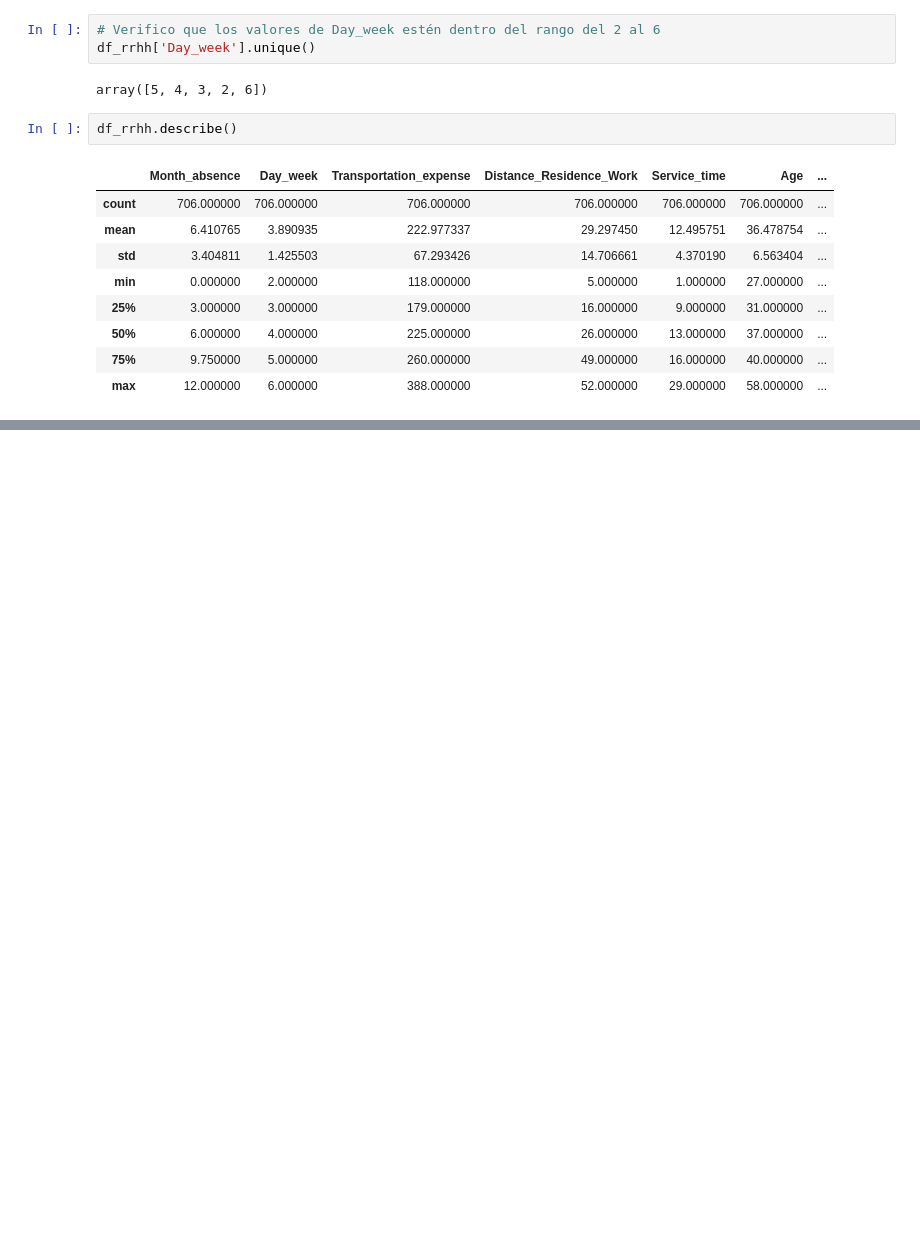
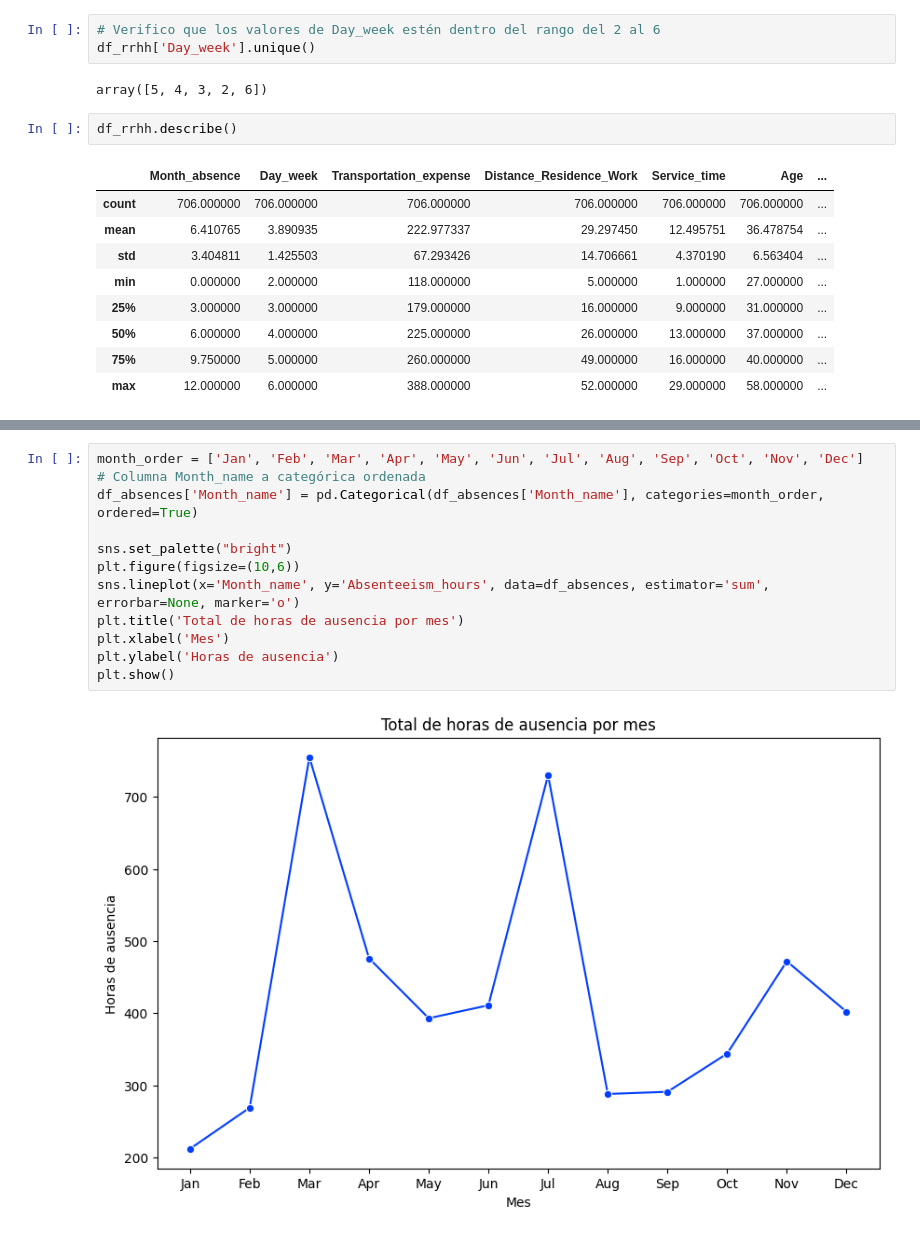
Before and after one commit to Lambda-14/Sim-Empresa, a Jupyter notebook: Equip_14/Scripts/RRHH_clean.ipynb, the cells around one changed output, grey strips where cells are left out. Cells and saved outputs as stored; diff of their text form; blank space fills up the shorter version.

```diff
--- a/Equip_14/Scripts/RRHH_clean.ipynb
+++ b/Equip_14/Scripts/RRHH_clean.ipynb
@@ -318,0 +405,14 @@ Index(['ID', 'Transportation_expense', 'Distance_Residence_Work',
+# %%
+month_order = ['Jan', 'Feb', 'Mar', 'Apr', 'May', 'Jun', 'Jul', 'Aug', 'Sep', 'Oct', 'Nov', 'Dec']
+# Columna Month_name a categórica ordenada
+df_absences['Month_name'] = pd.Categorical(df_absences['Month_name'], categories=month_order, ordered=True)
+
+sns.set_palette("bright")
+plt.figure(figsize=(10,6))
+sns.lineplot(x='Month_name', y='Absenteeism_hours', data=df_absences, estimator='sum', errorbar=None, marker='o')
+plt.title('Total de horas de ausencia por mes')
+plt.xlabel('Mes')
+plt.ylabel('Horas de ausencia')
+plt.show()
+# %% [output]
+[figure, added]
```
Also changed, not shown: parts of 36 cells of this notebook, 1 other file.
